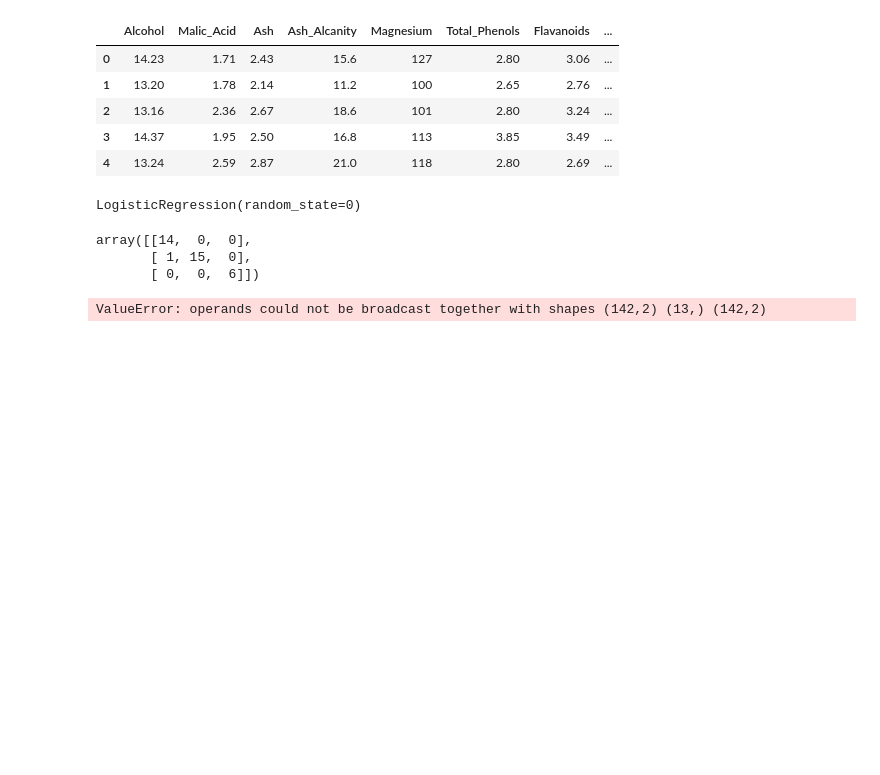
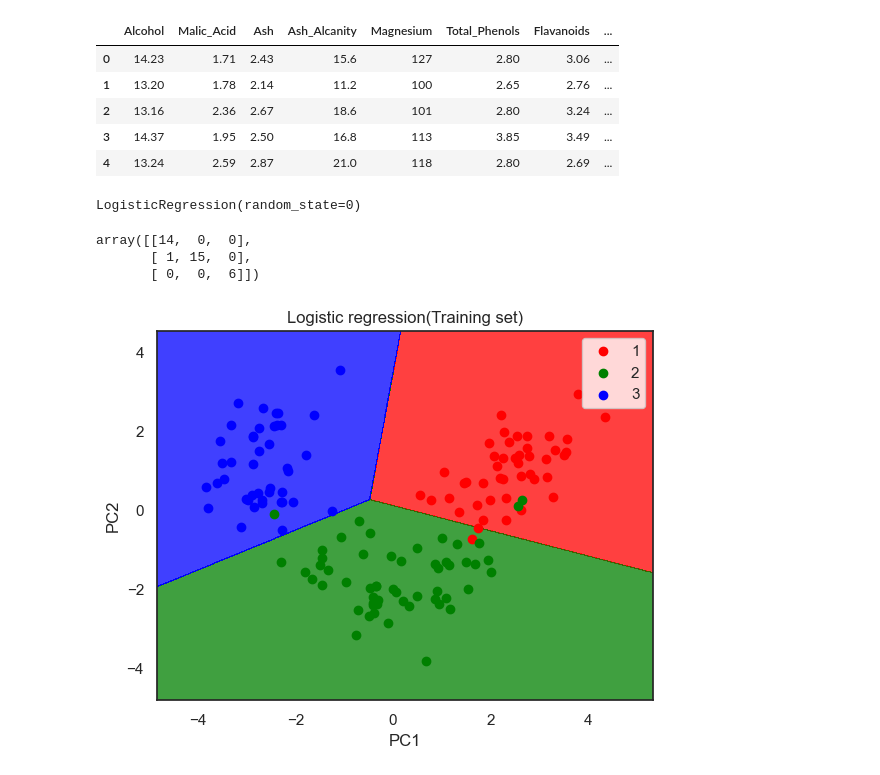
Before and after one commit to adwiza/superdatascience, a Jupyter notebook: 24. Dimensionality reduction PCA.ipynb, the cells around one changed output. Drawn from its saved outputs; the diff is of its cells as text; code cells hidden in the pictures; blank space fills up the shorter version.

```diff
--- a/24. Dimensionality reduction PCA.ipynb
+++ b/24. Dimensionality reduction PCA.ipynb
@@ -64,21 +64,22 @@ array([[14,  0,  0],
 # %%
 # Visualising the Training set results
 from matplotlib.colors import ListedColormap
-X_set, y_set = sc.inverse_transform(X_train), y_train
+X_set, y_set = X_train, y_train
 X1, X2 = np.meshgrid(np.arange(start = X_set[:, 0].min() - 1, stop = X_set[:, 0].max() + 1, step = 0.01),
                      np.arange(start = X_set[:, 1].min() - 1, stop = X_set[:, 1].max() + 1, step = 0.01))
-plt.contourf(X1, X2, classifier.predict(sc.transform(np.array([X1.ravel(), X2.ravel()]).T)).reshape(X1.shape),
-             alpha = 0.75, cmap = ListedColormap(['red', 'green', 'blue']))
+plt.contourf(X1, X2, classifier.predict(np.array([X1.ravel(), X2.ravel()]).T).reshape(X1.shape),
+             alpha = 0.75, cmap = ListedColormap(('red', 'green', 'blue')))
 plt.xlim(X1.min(), X1.max())
 plt.ylim(X2.min(), X2.max())
 for i, j in enumerate(np.unique(y_set)):
-    plt.scatter(X_set[y_set == j, 0], X_set[y_set == j, 1], c = ListedColormap(['red', 'green', 'blue'])(i), label = j)
-plt.title('Logistic Regression (Training set)')
+    plt.scatter(X_set[y_set == j, 0], X_set[y_set == j, 1],
+                color = ListedColormap(('red', 'green', 'blue'))(i), label = j)
+plt.title('Logistic regression(Training set)')
 plt.xlabel('PC1')
 plt.ylabel('PC2')
 plt.legend()
 plt.show()
 # %% [output]
-ValueError: operands could not be broadcast together with shapes (142,2) (13,) (142,2)
+[figure, added]
 # %%
 # Visualising the Test set results
```
Also changed, not shown: parts of 1 cell of this notebook, 5 other files.
